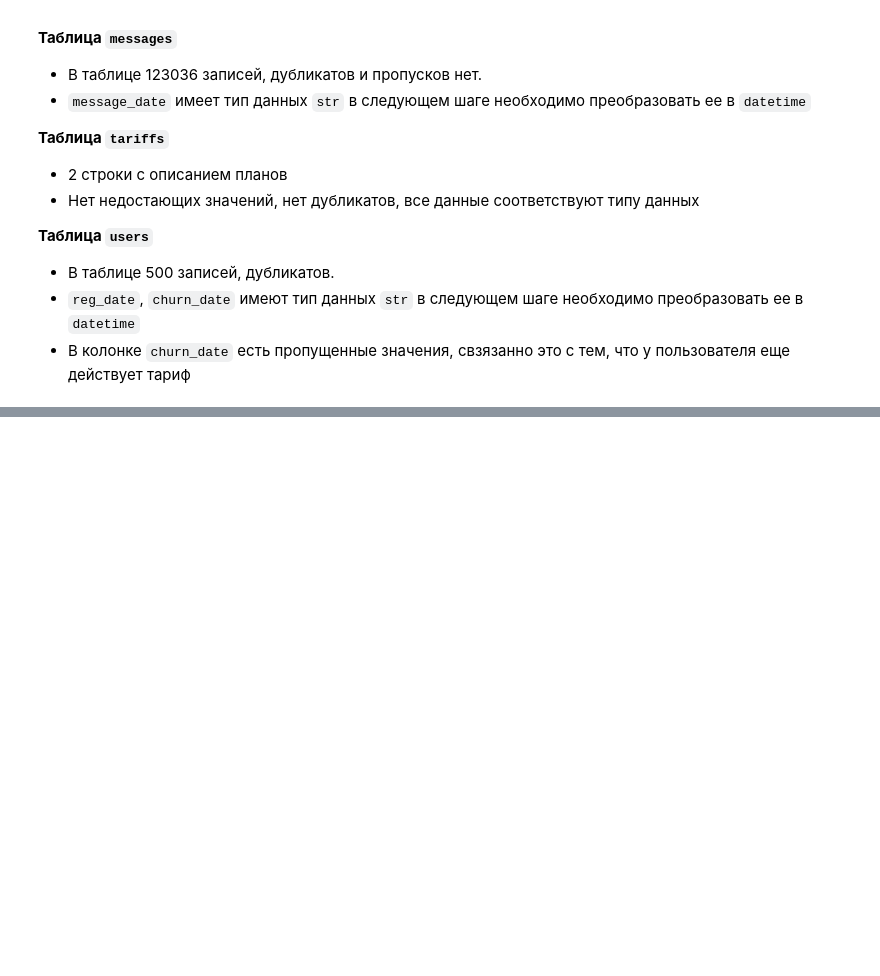
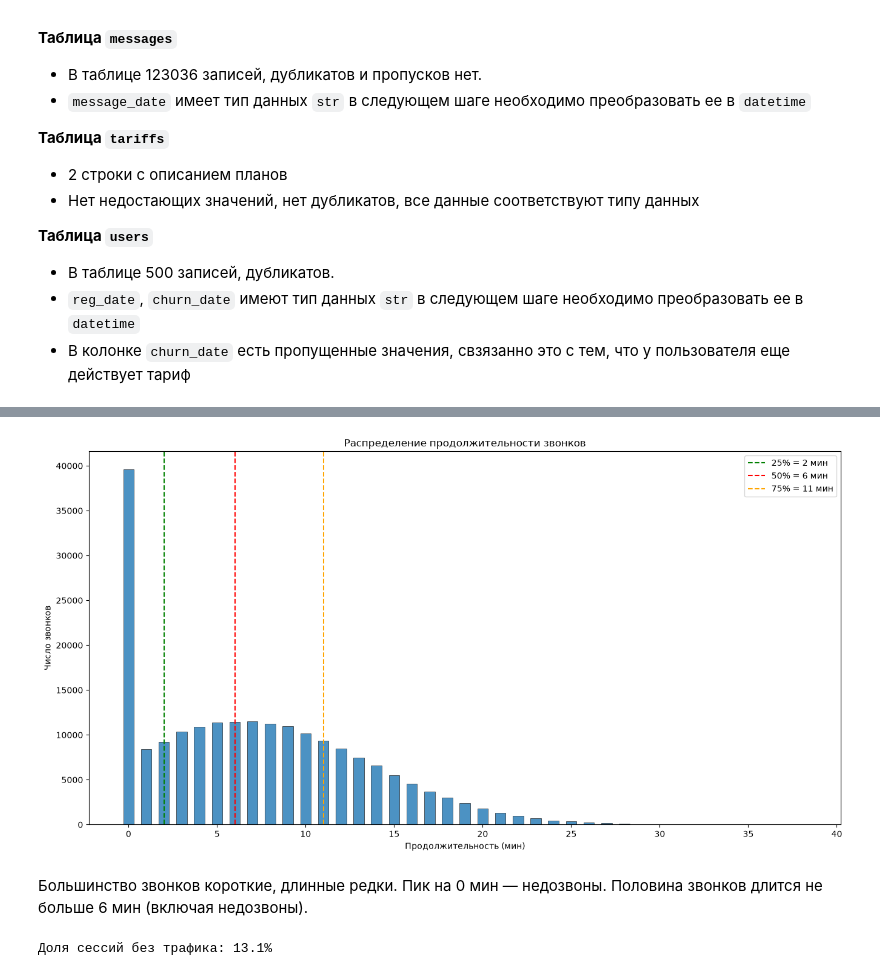
Before and after one commit to artkriukov/portfolio, a Jupyter notebook: telecom_tariff_revenue/telecom_tariff_revenue.ipynb, the cells around one changed output, grey strips where cells are left out. Cells and saved outputs as stored; diff of their text form; code cells hidden in the pictures; blank space fills up the shorter version.

```diff
--- a/telecom_tariff_revenue/telecom_tariff_revenue.ipynb
+++ b/telecom_tariff_revenue/telecom_tariff_revenue.ipynb
@@ -204,0 +252,5 @@ DESCRIBE
+# %%
+# Окргулим продолжительность звонка до целого числа
+calls['duration'] = np.ceil(calls['duration']).astype(int)
+print(f'Доля недозвонов: {len(calls[calls["duration"] == 0]) / len(calls):.1%}')
+calls.sample(3)
@@ -204,0 +263,31 @@ DESCRIBE
+# %%
+fig, ax = plt.subplots(figsize=(16, 8))
+counts = calls['duration'].value_counts().sort_index()
+ax.bar(
+    counts.index,
+    counts.values,
+    width=0.6,
+    color='tab:blue',
+    edgecolor='black',
+    linewidth=0.5,
+    alpha=0.8,
+)
+
+q25, q50, q75 = calls['duration'].quantile([0.25, 0.5, 0.75])
+ax.axvline(q25, color='green', linestyle='--', label=f'25% = {q25:.0f} мин')
+ax.axvline(q50, color='red', linestyle='--', label=f'50% = {q50:.0f} мин')
+ax.axvline(q75, color='orange', linestyle='--', label=f'75% = {q75:.0f} мин')
+
+ax.set_title('Распределение продолжительности звонков')
+ax.set_xlabel('Продолжительность (мин)')
+ax.set_ylabel('Число звонков')
+ax.legend()
+plt.show()
+# %% [output]
+[figure, added]
+# %% [markdown]
+Большинство звонков короткие, длинные редки. Пик на 0 мин — недозвоны. Половина звонков длится не больше 6 мин (включая недозвоны).
+# %%
+print(f'Доля сессий без трафика: {len(internet[internet["mb_used"] == 0]) / len(internet):.1%}')
+# %% [output]
+Доля сессий без трафика: 13.1%
```
Also changed, not shown: parts of 12 cells of this notebook, 1 other file.
